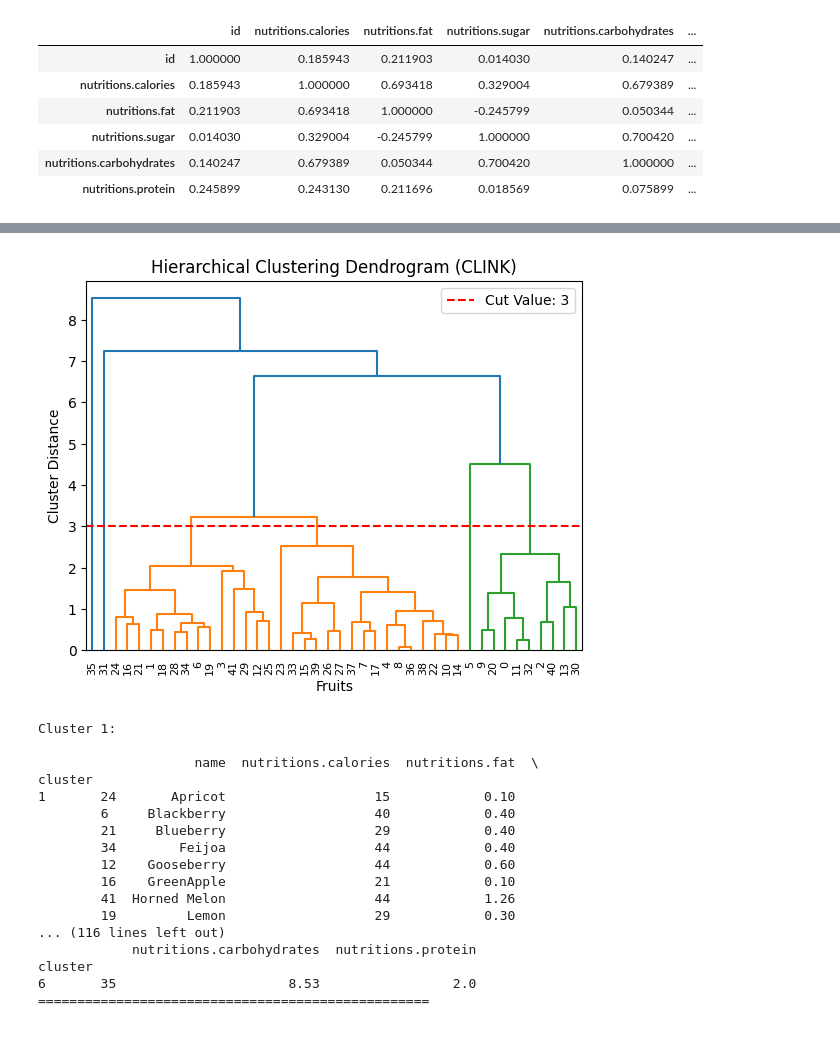
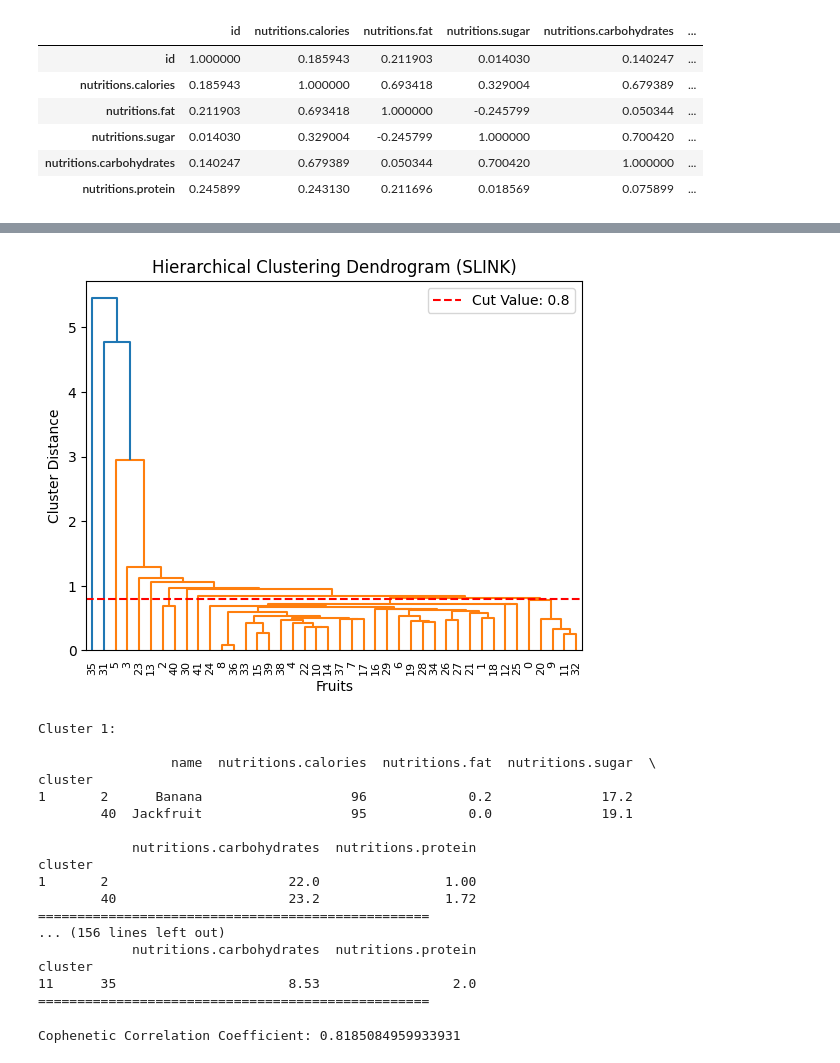
Before and after one commit to hyperFounder/Fruit-Nutrition-Lookup, a Jupyter notebook: Fruit_Nutrition_Lookup.ipynb, the cells around one changed output, grey strips where cells are left out. Drawn from its saved outputs; the diff is of its cells as text; code cells hidden in the pictures.

Commit message:
Calcualte cpcc, Display graph relationships to users

```diff
--- a/Fruit_Nutrition_Lookup.ipynb
+++ b/Fruit_Nutrition_Lookup.ipynb
@@ -111,60 +212,70 @@ dataset = df[attributes]
 scaler = StandardScaler()
 scaled_data = scaler.fit_transform(dataset)
 
-# Calculate linkage matrix using Complete Linkage (CLINK)
-linkage_matrix = linkage(scaled_data, method='complete') # For SLINK, change method='single'
+# Calculate linkage matrix using Complete Linkage (SLINK)
+linkage_matrix = linkage(scaled_data, method='single') # For CLINK, change method='single'
 
 # Plot the dendrogram
 dendrogram(linkage_matrix)
-plt.title('Hierarchical Clustering Dendrogram (CLINK)')
+plt.title('Hierarchical Clustering Dendrogram (SLINK)')
 plt.xlabel('Fruits')
 plt.ylabel('Cluster Distance')
 
 # Ask the user if they want to cut the dendrogram
 user_choice = input("Do you want to cut the dendrogram? (Yes/No): ")
 
 # Process user choice
 if user_choice.lower() in ['yes', 'y']:
     # Allow user to input a distance threshold
     user_input = input("Enter the distance threshold: ")
     cut_value = float(user_input) if '.' in user_input else int(user_input)
 
     # Draw a horizontal line on the plot to visualize the cut
     plt.axhline(y=cut_value, color='r', linestyle='--', label=f'Cut Value: {cut_value}')
     plt.legend()
     plt.show()
 
     # Use fcluster to assign cluster labels based on the cut value
     cluster_labels = fcluster(linkage_matrix, t=cut_value, criterion='distance')
 
     # Add cluster labels to the DataFrame
     df['cluster'] = cluster_labels
 
     # Print cluster details in sorted order
     sorted_clusters = df.groupby('cluster').apply(lambda x: x.sort_values(by='name'))
     for cluster in sorted_clusters['cluster'].unique():
         cluster_data = sorted_clusters[sorted_clusters['cluster'] == cluster]
         print(f"Cluster {cluster}:\n")
         print(cluster_data[['name'] + attributes])
         print("=" * 50)
 else:
     plt.show()
 # %% [output]
-[figure, old version]
+[figure, new version]
 Cluster 1:
 
-                    name  nutritions.calories  nutritions.fat  \
+                 name  nutritions.calories  nutritions.fat  nutritions.sugar  \
 cluster
-1       24       Apricot                   15            0.10
-        6     Blackberry                   40            0.40
-        21     Blueberry                   29            0.40
-        34        Feijoa                   44            0.40
-        12    Gooseberry                   44            0.60
-        16    GreenApple                   21            0.10
-        41  Horned Melon                   44            1.26
-        19         Lemon                   29            0.30
-... (116 lines left out)
+1       2      Banana                   96             0.2              17.2
+        40  Jackfruit                   95             0.0              19.1
+
             nutritions.carbohydrates  nutritions.protein
 cluster
-6       35                      8.53                 2.0
+1       2                       22.0                1.00
+        40                      23.2                1.72
 ==================================================
+... (156 lines left out)
+            nutritions.carbohydrates  nutritions.protein
+cluster
+11      35                      8.53                 2.0
+==================================================
+# %%
+# Calculating the Cophenetic Correlation Coefficient
+
+# Calculate cophenetic distances
+cophenetic_distances = hierarchy.cophenet(linkage_matrix)
+# Calculate cophenetic correlation coefficient
+cpcc = hierarchy.cophenet(linkage_matrix)[0]
+print("Cophenetic Correlation Coefficient:", cpcc)
+# %% [output]
+Cophenetic Correlation Coefficient: 0.8185084959933931
```
Also changed, not shown: parts of 9 cells of this notebook.
